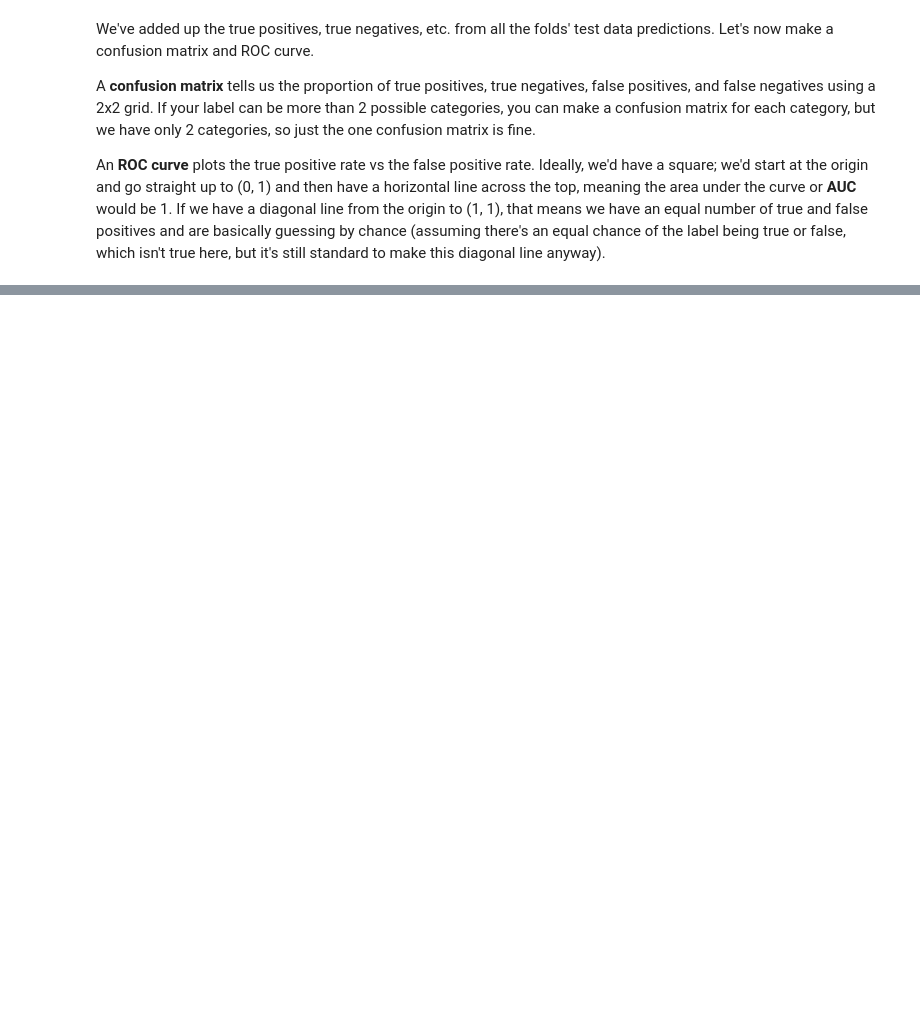
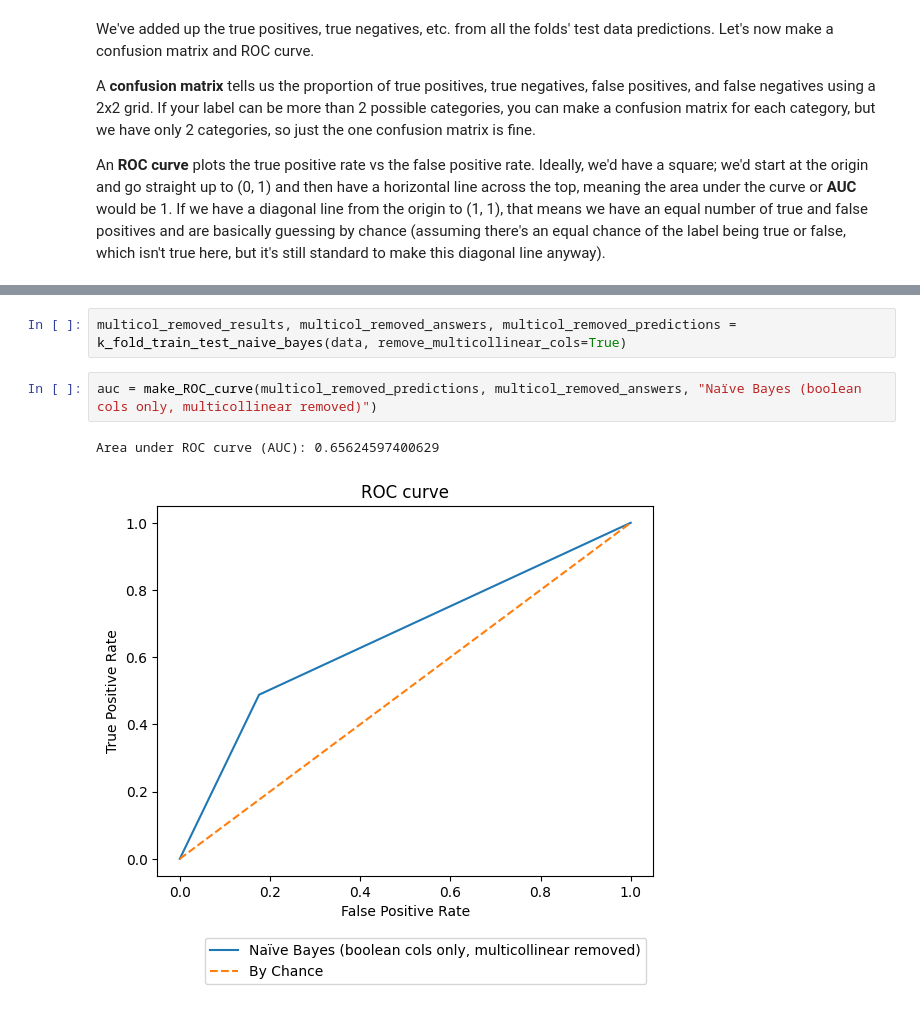
Before and after one commit to AvilashaHaldar/AJH_Kaggle_Alzheimers, a Jupyter notebook: ajh_alzheimers.ipynb, the cells around one changed output, grey strips where cells are left out. Saved outputs shown, nothing was run; the diff lists cells and outputs as text; blank space fills up the shorter version.

```diff
--- a/ajh_alzheimers.ipynb
+++ b/ajh_alzheimers.ipynb
@@ -410,0 +537,7 @@ Area under ROC curve (AUC): 0.6509330832480771
+# %%
+multicol_removed_results, multicol_removed_answers, multicol_removed_predictions = k_fold_train_test_naive_bayes(data, remove_multicollinear_cols=True)
+# %%
+auc = make_ROC_curve(multicol_removed_predictions, multicol_removed_answers, "Naïve Bayes (boolean cols only, multicollinear removed)")
+# %% [output]
+Area under ROC curve (AUC): 0.65624597400629
+[figure, added]
```
Also changed, not shown: parts of 72 cells of this notebook.
